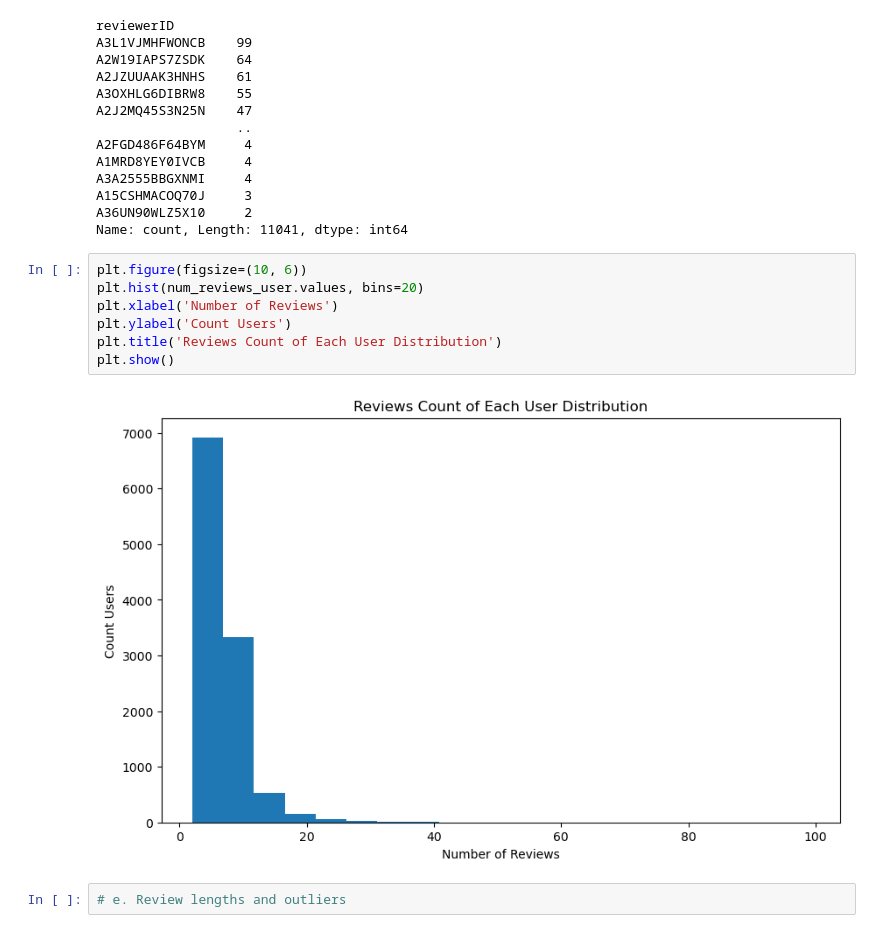
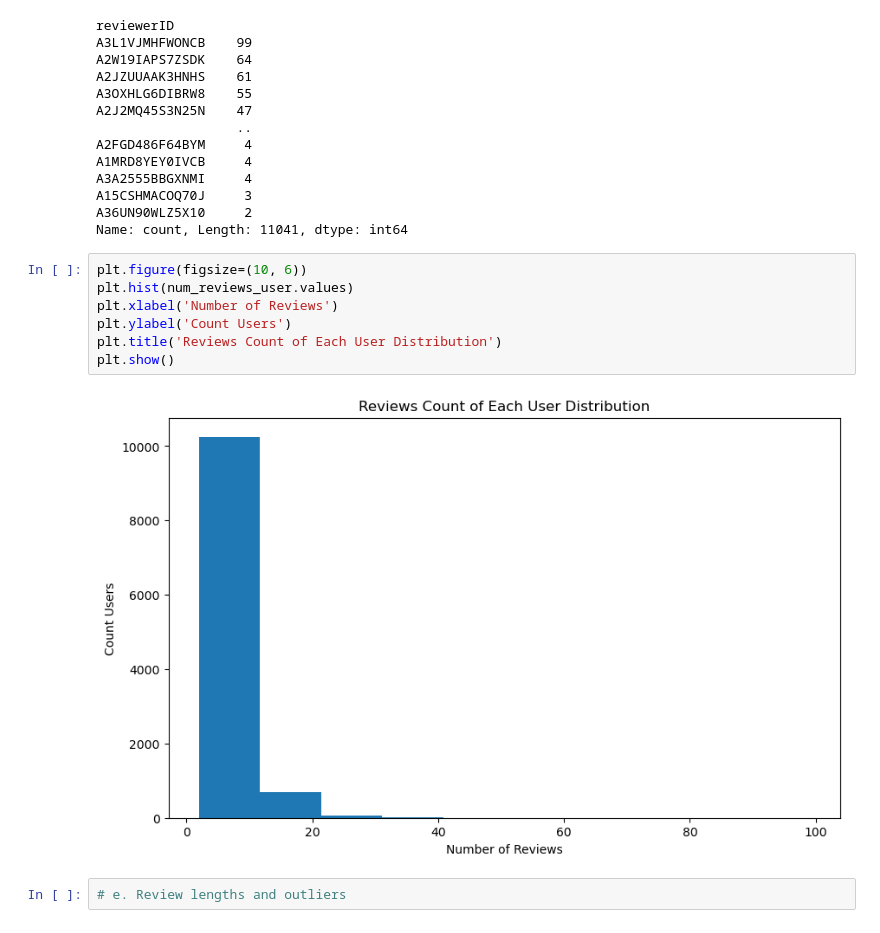
Before and after one commit to ruolan89/W25_COMP262_002_TeamGamma, a Jupyter notebook: Project_Phares1_TeamGamma.ipynb, the cells around one changed output. Saved outputs shown, nothing was run; the diff lists cells and outputs as text.

```diff
--- a/Project_Phares1_TeamGamma.ipynb
+++ b/Project_Phares1_TeamGamma.ipynb
@@ -154,13 +162,13 @@ A36UN90WLZ5X10     2
 Name: count, Length: 11041, dtype: int64
 # %%
 plt.figure(figsize=(10, 6))
-plt.hist(num_reviews_user.values, bins=20)
+plt.hist(num_reviews_user.values)
 plt.xlabel('Number of Reviews')
 plt.ylabel('Count Users')
 plt.title('Reviews Count of Each User Distribution')
 plt.show()
 # %% [output]
-[figure, old version]
+[figure, new version]
 # %%
 # e. Review lengths and outliers
 # %%
```
Also changed, not shown: parts of 36 cells of this notebook.
